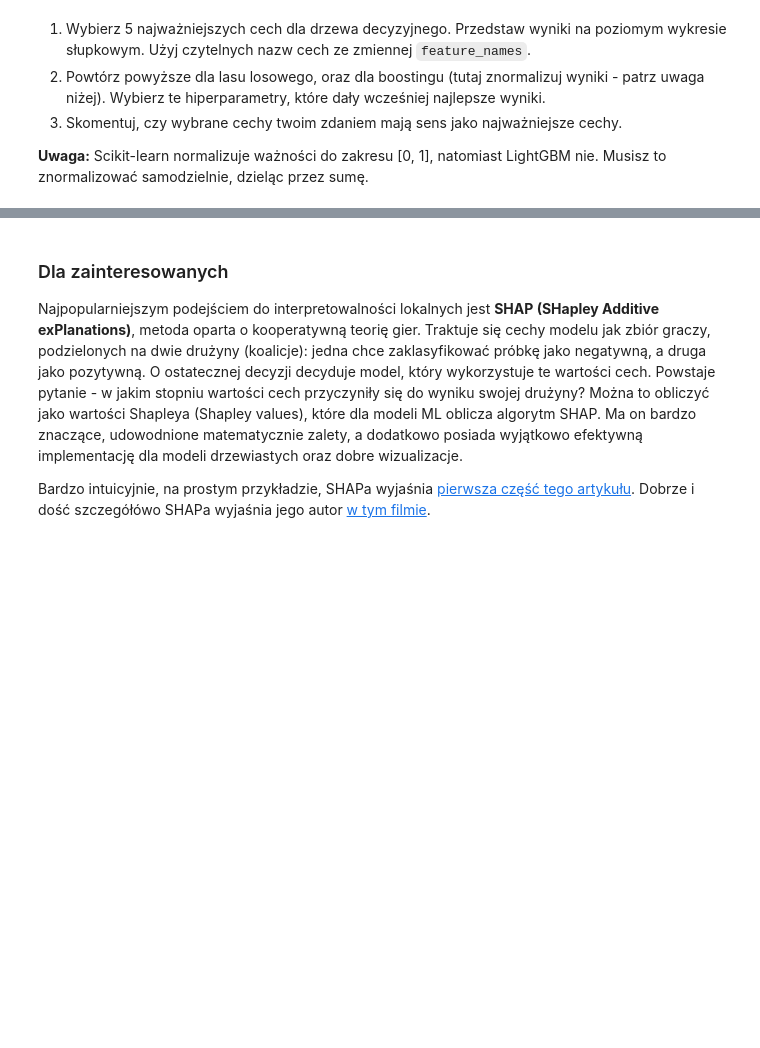
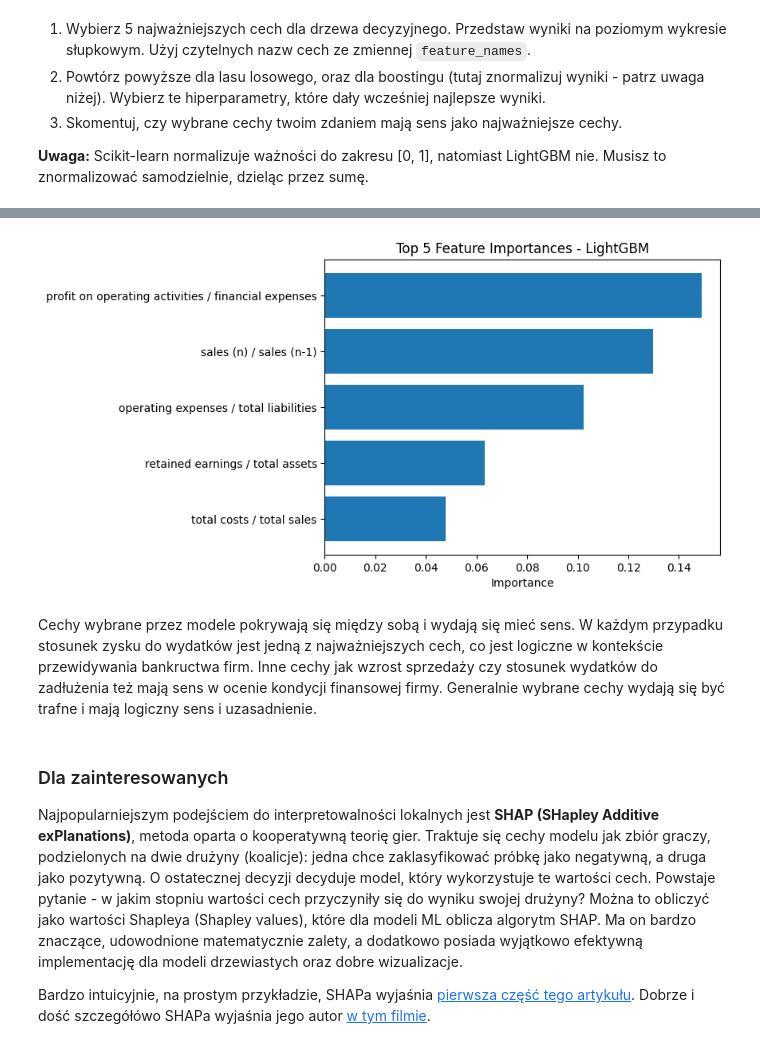
Before and after one commit to Marek55S/sztuczna-inteligencja, a Jupyter notebook: lab2/lab_2.ipynb, the cells around one changed output, grey strips where cells are left out. Drawn from its saved outputs; the diff is of its cells as text; code cells hidden in the pictures; blank space fills up the shorter version.

```diff
--- a/lab2/lab_2.ipynb
+++ b/lab2/lab_2.ipynb
@@ -553,10 +553,10 @@ random_search.fit(X_train_resampled, y_train_resampled)
 best_params = random_search.best_params_
 print("best paremeters: ", best_params)
 
-best_estimator = random_search.best_estimator_
+best_estimator_lgbm = random_search.best_estimator_
 
-y_pred_rsearch = best_estimator.predict(X_test)
-y_prob_rsearch = best_estimator.predict_proba(X_test)[:, 1]
+y_pred_rsearch = best_estimator_lgbm.predict(X_test)
+y_prob_rsearch = best_estimator_lgbm.predict_proba(X_test)[:, 1]
 auroc = roc_auc_score(y_test, y_prob_rsearch)
 
 print(auroc)
@@ -657,0 +703,8 @@ Ze względu na powyższe, ważności cech normalizuje się często do zakresu [0
+# %%
+lgbm_importances = best_estimator_lgbm.feature_importances_
+lgbm_indices = lgbm_importances.argsort()[-5:]
+top_lgbm_features = [feature_names[i] for i in lgbm_indices]
+top_lgbm_importances = lgbm_importances[lgbm_indices]/lgbm_importances.sum()
+
+for name, imp in zip(top_forest_features, top_forest_importances):
+    print(name,"\t\t\t\t", imp)
@@ -658,3 +717,12 @@ Ze względu na powyższe, ważności cech normalizuje się często do zakresu [0
+# %%
+plt.barh(top_lgbm_features,top_lgbm_importances)
+plt.xlabel('Importance')
+plt.title('Top 5 Feature Importances - LightGBM')
+plt.show()
+# %% [output]
+[figure, added]
+# %% [markdown]
+Cechy wybrane przez modele pokrywają się między sobą i wydają się mieć sens. W każdym przypadku stosunek zysku do wydatków jest jedną z najważniejszych cech, co jest logiczne w kontekście przewidywania bankructwa firm. Inne cechy jak wzrost sprzedaży czy stosunek wydatków do zadłużenia też mają sens w ocenie kondycji finansowej firmy. Generalnie wybrane cechy wydają się być trafne i mają logiczny sens i uzasadnienie.
 # %% [markdown]
 ### Dla zainteresowanych
 
```
Also changed, not shown: parts of 32 cells of this notebook.
